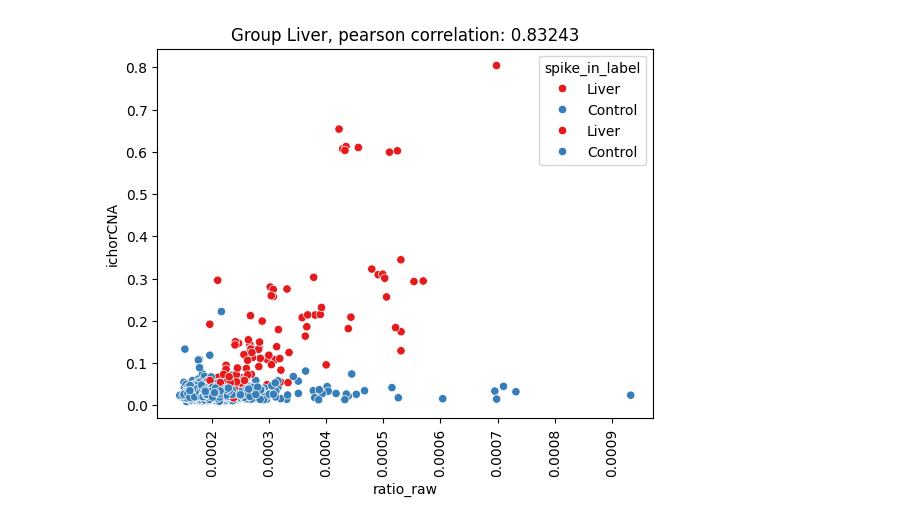
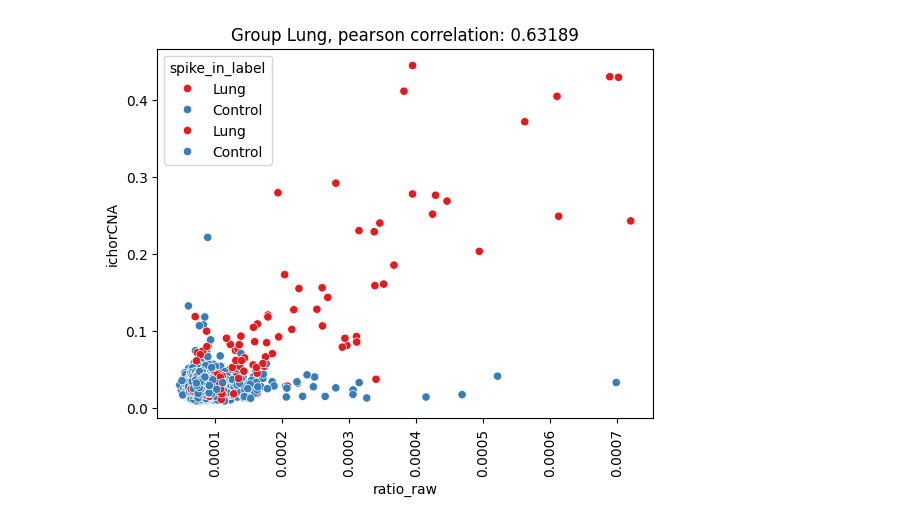
Before and after one commit to hieunguyen4193/tmd_features, a Jupyter notebook: TF01_pre_analysis.ipynb, the cells around one changed output. Saved outputs shown, nothing was run; the diff lists cells and outputs as text; code cells hidden in the pictures.

```diff
--- a/TF01_pre_analysis.ipynb
+++ b/TF01_pre_analysis.ipynb
@@ -23,7 +23,7 @@ thres_hypo = 0.3
 thres_hyper = 0.6
 mode = "all"
 selected_candi_features = "ratio_raw"
-input_cancer_class = "Liver"
+input_cancer_class = "Lung"
 
 path_to_main_output = os.path.join(outdir, PROJECT, output_version)
 if mode == "all":
@@ -63,34 +63,34 @@ convert_ratio = {
     '50' : 0.5,
     '100': 1,
     '0.5': 0.005,
     '25': 0.25,
     '15': 0.15,
     '5': 0.5,
     '1': 1,
     'HC': 0
 }
 tf_maindf["spike_in_ratio"] = tf_maindf["spike_in"].apply(lambda x: convert_ratio[x])
 maindf = candidf[["SampleID", "Label", selected_candi_features]].merge(ichorcnadf, right_on = "SampleID", left_on = "SampleID")
 
 #####--------------------------------------------------------#####
 ##### Plot: candi read vs ichorCNA, scatter plot, real TMD data
 #####--------------------------------------------------------#####
 maindf['Label'] = pd.Categorical(maindf['Label'], categories=[input_cancer_class, "Control"])
 pearson_corr = scipy.stats.pearsonr(maindf[selected_candi_features], maindf["ichorCNA"])[0]
 sns.scatterplot(data = maindf, x = selected_candi_features, y = "ichorCNA", hue = "Label", palette = "Set1")
 plt.title(f"Group {input_cancer_class}, pearson correlation: {pearson_corr:.5f}")
 
 #####--------------------------------------------------------#####
 ##### Plot: candi read vs ichorCNA, scatter plot, LOD data
 #####--------------------------------------------------------#####
 tf_maindf['Label'] = pd.Categorical(tf_maindf['Label'], categories=[input_cancer_class, "Control"])
 pearson_corr = scipy.stats.pearsonr(tf_maindf[selected_candi_features], tf_maindf["ichorCNA"])[0]
 sns.scatterplot(data = tf_maindf, x = selected_candi_features, y = "ichorCNA", hue = "spike_in_label", palette = "Set1")
 plt.xticks(rotation = 90)
 plt.title(f"Group {input_cancer_class}, pearson correlation: {pearson_corr:.5f}")
 plt.show()
 # %% [output]
-[figure, old version]
+[figure, new version]
 # %%
 #####--------------------------------------------------------#####
 ##### perform regression with scikit - learn
```
Also changed, not shown: parts of 3 cells of this notebook.
